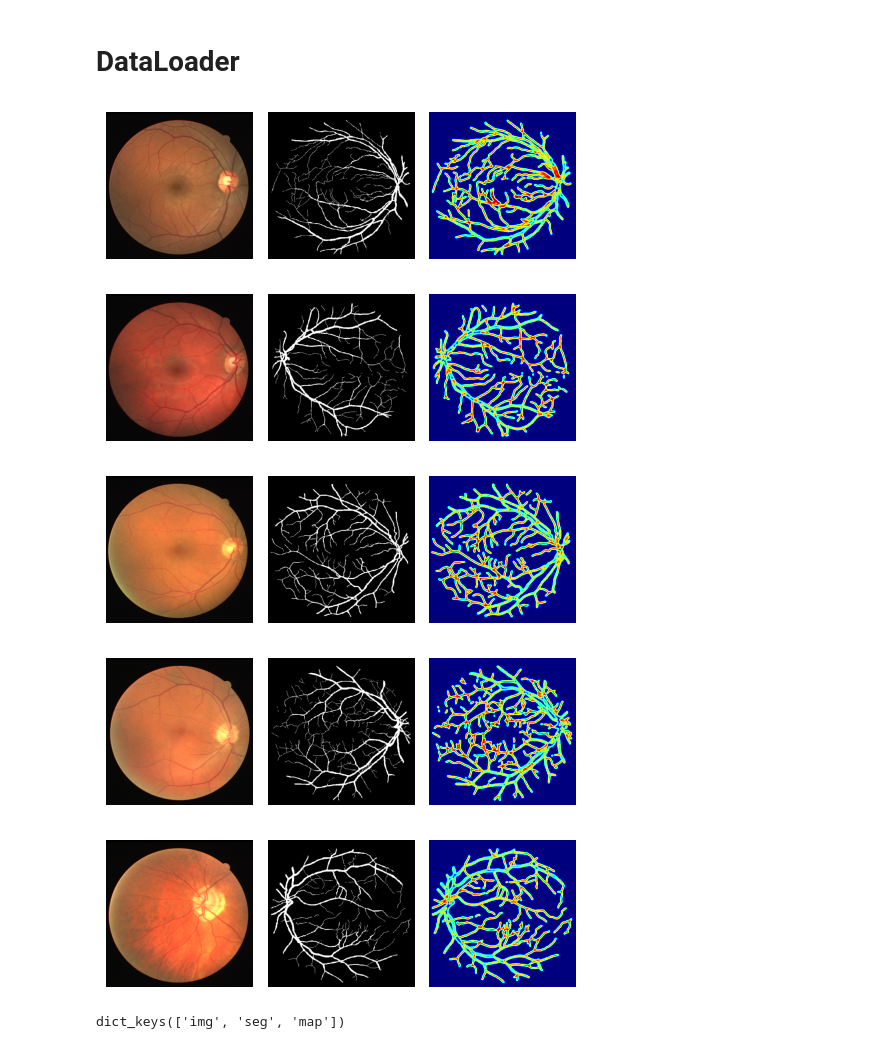
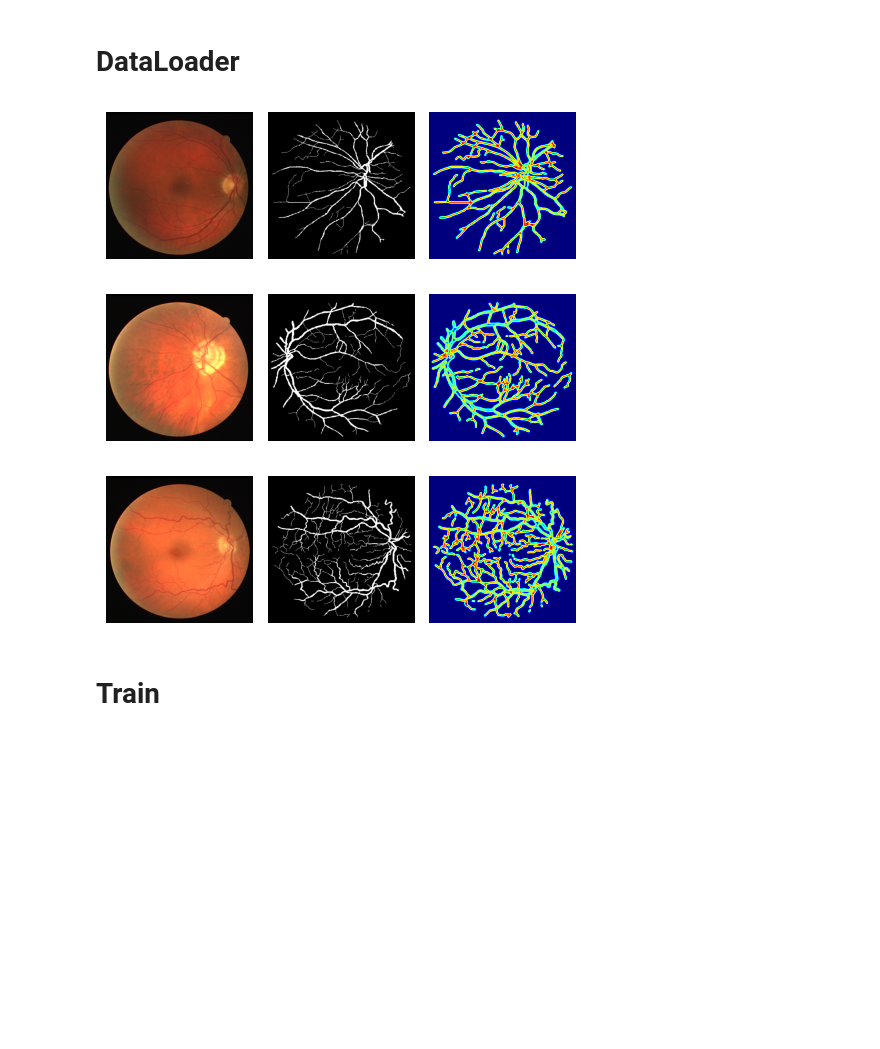
Before and after one commit to meysam-kazemi/drive-unet, a Jupyter notebook: unet_2.ipynb, the cells around one changed output. Cells and saved outputs as stored; diff of their text form; code cells hidden in the pictures; blank space fills up the shorter version.

Commit message:
train part

```diff
--- a/unet_2.ipynb
+++ b/unet_2.ipynb
@@ -154,43 +154,47 @@ labels = glob(os.path.join(LABEL_ROOT, "*manual1.gif"))
 
 data_transform = transforms.Compose([
     Rescale((512, 512)),
     Normalize(),
     WeightMap(),
     ToTensor(),
 ])
 
-drive_dataset = DRIVEDataset(images, labels, transform=data_transform)
+train_ds = DRIVEDataset(images[:-10], labels[:-10], transform=data_transform)
+valid_ds = DRIVEDataset(images[-10:], labels[-10:], transform=data_transform)
 
-dataloader = DataLoader(
-    drive_dataset, batch_size=4, shuffle=True, num_workers=4, pin_memory=True,
+train_loader = DataLoader(
+    train_ds, batch_size=4, shuffle=True, num_workers=0, pin_memory=True,
 )
+
+val_loader = DataLoader(
+    valid_ds, batch_size=2, shuffle=True, num_workers=0, pin_memory=True,
+)
+
+
+
 
 import matplotlib.pyplot as plt
 
-for idx, batch in enumerate(dataloader):
+for idx, batch in enumerate(train_loader):
 
     image, label, weight = batch["img"], batch["seg"], batch["map"]
     image, label, weight = image.numpy(), label.numpy(), weight.numpy()
 
     assert list(np.unique(label)) == [0, 1]
 
     for img, lbl, wgt in zip(image, label, weight):
         fig, ax = plt.subplots(1, 3, figsize=(5, 2))
         ax[0].imshow(img.transpose(1, 2, 0))
         ax[1].imshow(lbl, cmap="gray")
         ax[2].imshow(wgt, cmap="jet")
         [a.set_axis_off() for a in ax]
         plt.tight_layout()
         plt.show()
 
         break
 # %% [output]
-[figure, old version]
+[figure, new version]
-[figure, old version]
+[figure, new version]
-[figure, old version]
+[figure, new version]
-[figure, removed]
-[figure, removed]
-# %%
-list(drive_dataset)[0].keys()
-# %% [output]
-dict_keys(['img', 'seg', 'map'])
+# %% [markdown]
+# Train
```
Also changed, not shown: parts of 4 cells of this notebook.
